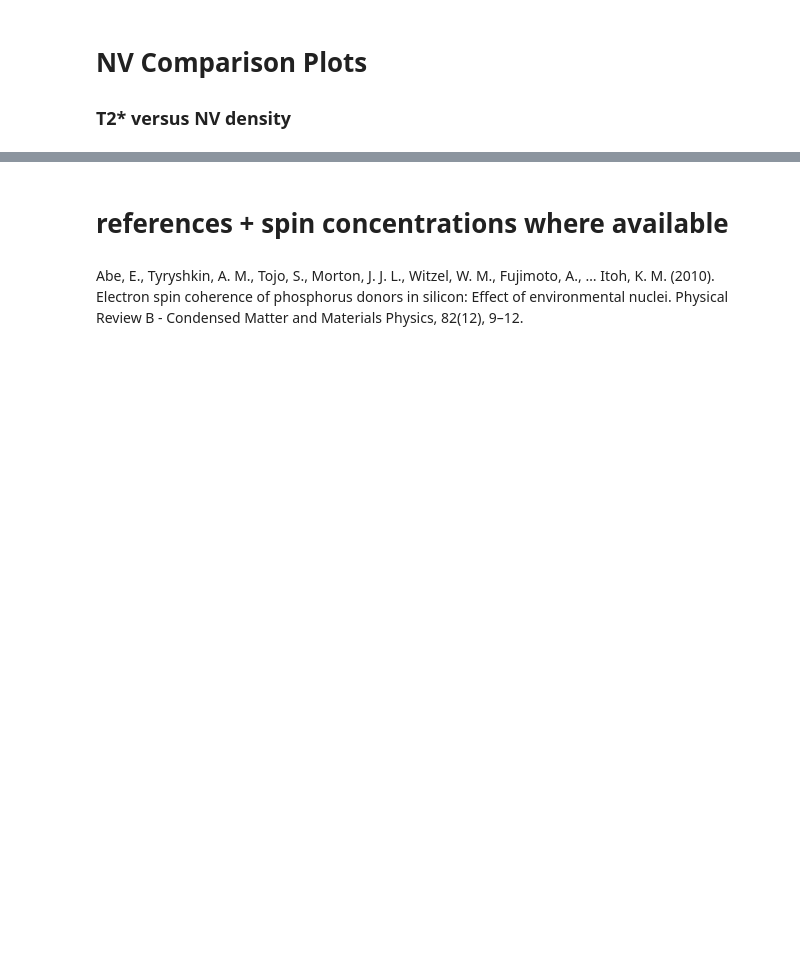
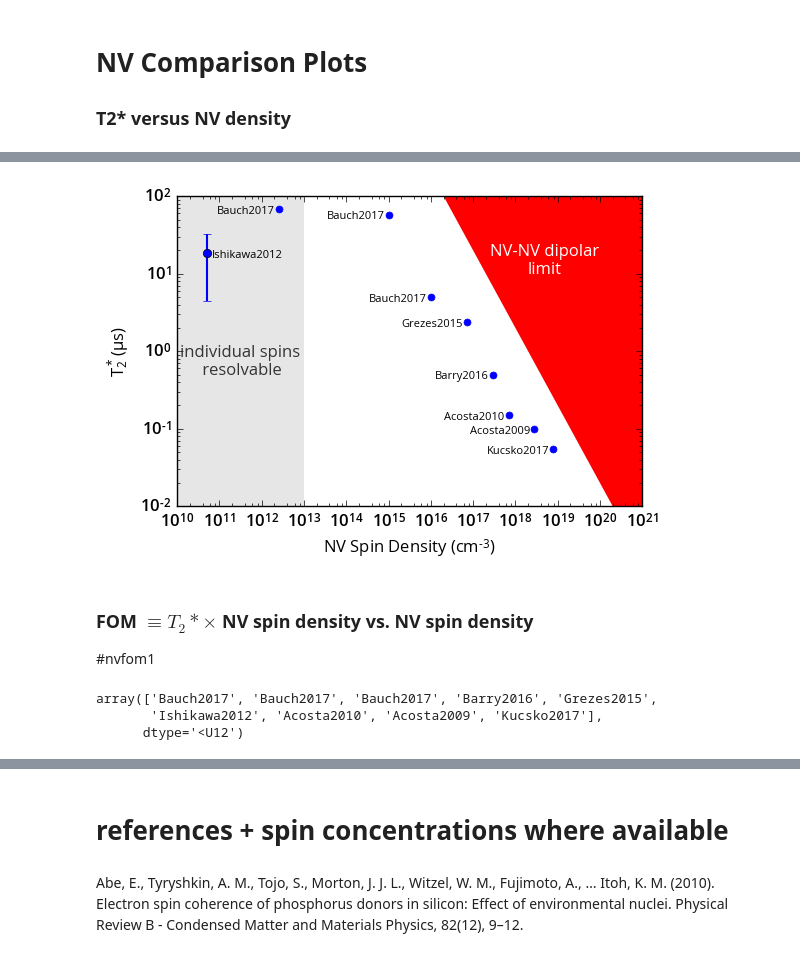
Before and after one commit to ebauch/NV_data, a Jupyter notebook: T2star_survey.ipynb, the cells around one changed output, grey strips where cells are left out. Saved outputs shown, nothing was run; the diff lists cells and outputs as text; code cells hidden in the pictures; blank space fills up the shorter version.

```diff
--- a/T2star_survey.ipynb
+++ b/T2star_survey.ipynb
@@ -73,0 +165,63 @@ array(['Bauch2017', 'Bauch2017', 'Bauch2017', 'Barry2016', 'Grezes2015',
+# %%
+# pick non-nan values
+ind = (~np.isnan(y1)) * (~np.isnan(x1))
+# select only NV center values - first ten
+ind = ind[:10]
+
+x1n = x1[ind]
+y1n = y1[ind]
+length = len(x1n)
+labelsn = np.array(labels)[ind]
+
+# plot data + labels
+plt.plot(x1n, y1n, 'b.', ms=10)
+place_labels([x1n, y1n], labelsn, ['l','l','l','l','l','r'])
+
+# plot iskawa
+plt.errorbar(5e10, 18.5, yerr=[14], fmt='o', color='b', lw=1.5)
+# plt.text(5e10, 1.05, 18.5)
+# set plot labels
+
+## plot shaded areas + text labels
+
+# single spin sensitivity
+# plt.plot([1e13,1e13], [1e-3,1e3],'k--', lw=1.5)
+plt.fill_between([0, 10**13], [10**-3,10**-3], [10**3,10**3], facecolor='.90', edgecolor='None', interpolate=False)
+plt.text(3*10**11, 5*10**-1, 'individual spins\n resolvable', ha='center', color='0.20', fontweight='normal')
+
+# plot p1-limit
+xx = np.linspace(1e15, 1e23, 100);
+l1 = 1/(2 * np.pi * 0.014 * xx/(1.76*1e17))
+# plt.plot(xx, l1, 'k--')
+plt.fill_between(xx, l1, [10**6] * len(l1), where = [10**6] > l1, facecolor='r', edgecolor='None', interpolate=False)
+plt.text(5 * 10**18, 10**1, 'NV-NV dipolar\nlimit', ha='center', color='#ffffff', fontweight='normal')
+
+## plot settings
+plt.xlabel('NV Spin Density ($cm^{-3}$)')
+plt.ylabel(r'$T_2^* (\mu$s)')
+
+plt.xscale('log')
+plt.yscale('log')
+
+# plt.xlim(10**10, 10**19)
+ax = plt.gca()
+ax.set_xlim([1e10,1e21])
+plt.ylim([10**-2, 100])
+
+plt.savefig("T2star_survey_fig1.pdf")
+plt.savefig("T2star_survey_fig1.png")
+
+plt.show()
+
+### Compare T2* and FOM2 versus Interrogated Spin
+# %% [output]
+[figure, added]
+# %% [markdown]
+### FOM $\equiv T_2* \times$ NV spin density vs. NV spin density
+#nvfom1
+# %%
+labelsn
+# %% [output]
+array(['Bauch2017', 'Bauch2017', 'Bauch2017', 'Barry2016', 'Grezes2015',
+       'Ishikawa2012', 'Acosta2010', 'Acosta2009', 'Kucsko2017'],
+      dtype='<U12')
```
Also changed, not shown: parts of 23 cells of this notebook, 8 other files.
